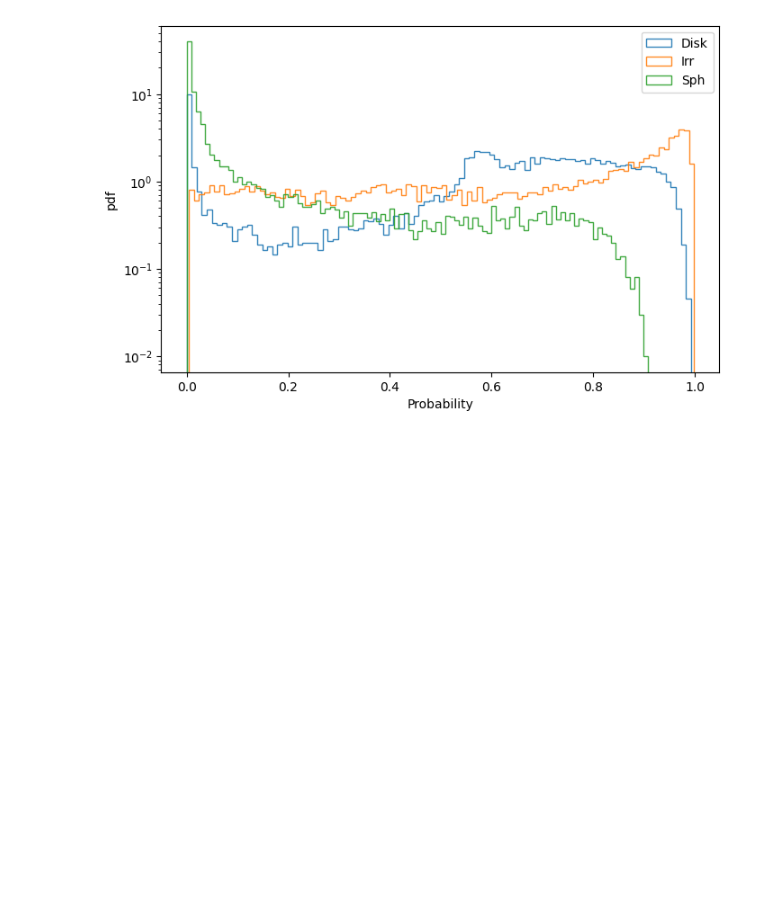
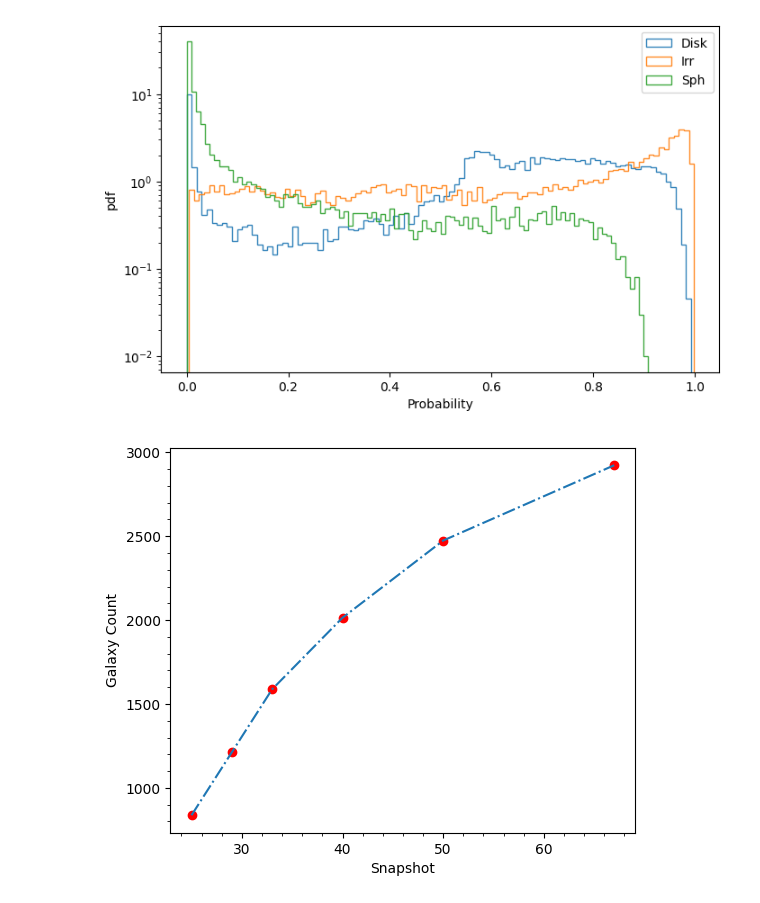
Before and after one commit to ImPriyatam/galmorph, a Jupyter notebook: galMor.ipynb, the cells around one changed output. Saved outputs shown, nothing was run; the diff lists cells and outputs as text; code cells hidden in the pictures; blank space fills up the shorter version.

```diff
--- a/galMor.ipynb
+++ b/galMor.ipynb
@@ -160,0 +163,5 @@ plt.show()
+# %%
+Galsim = gm.GalMorph(file_path="data/morphologies_snapshot_data.pkl")
+Galsim.Galaxy_count(file_name="test1.png")
+# %% [output]
+[figure, added]
```
Also changed, not shown: parts of 1 cell of this notebook, 10 other files.
